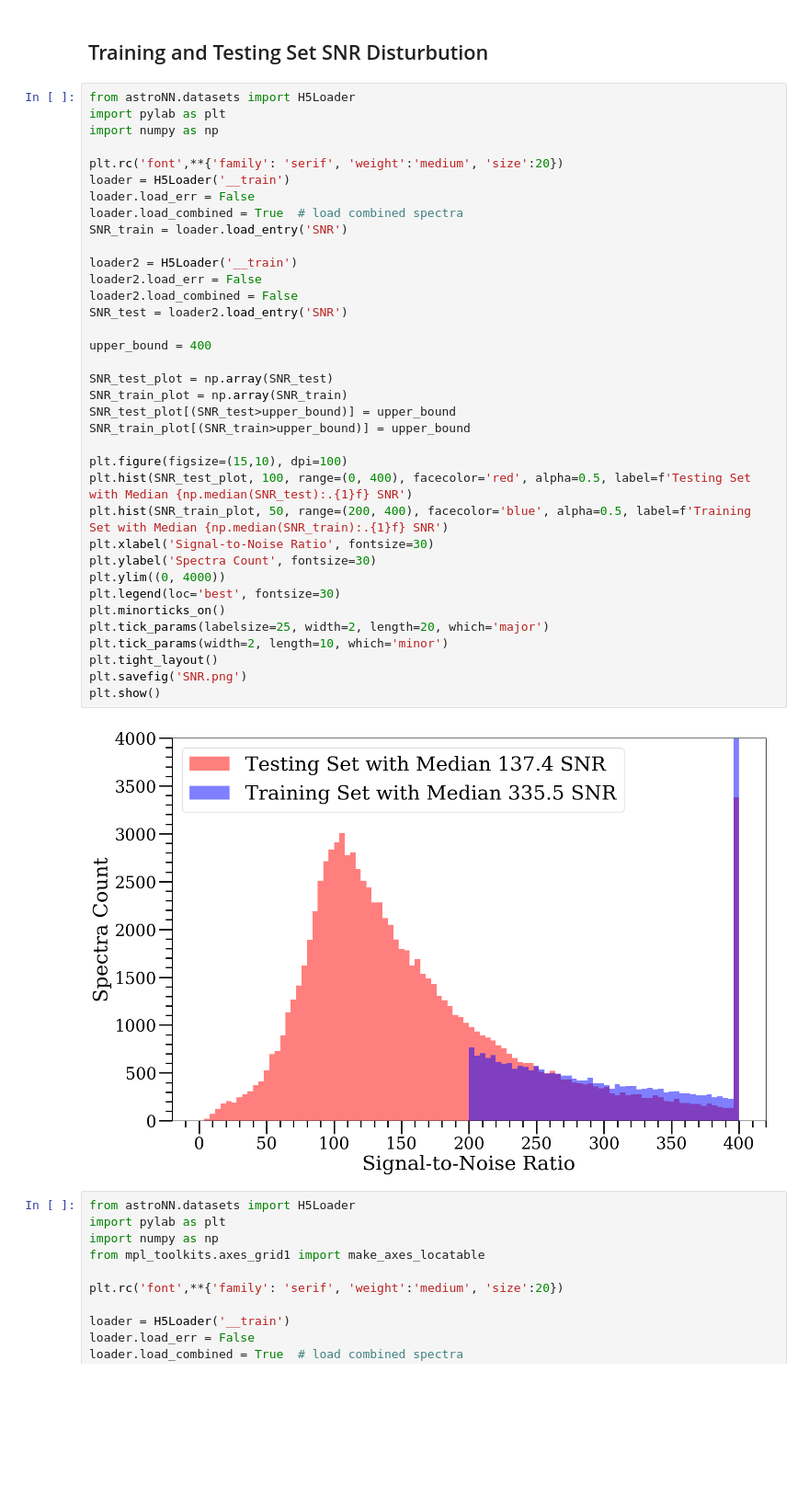
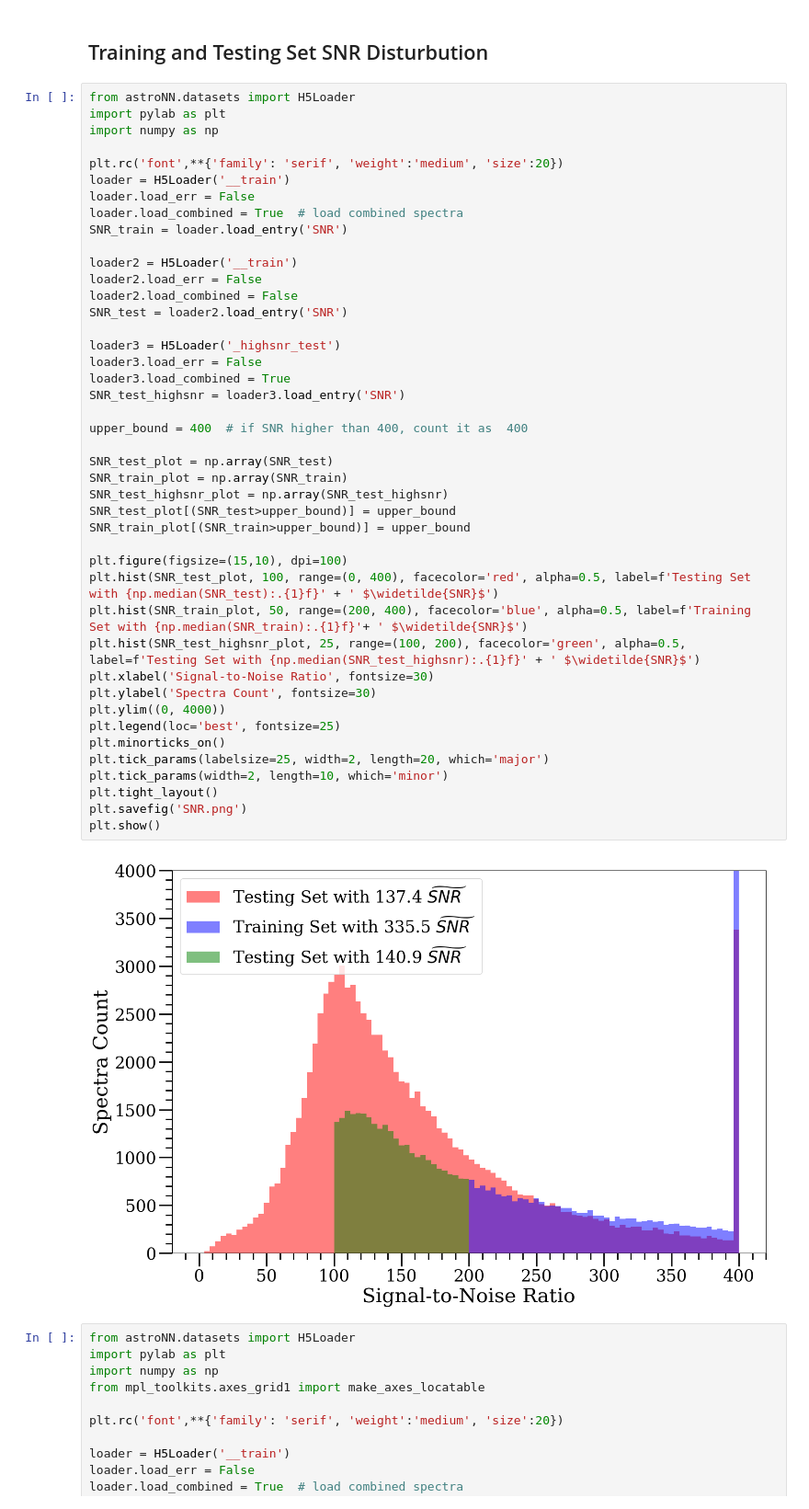
Before and after one commit to henrysky/astroNN_spectra_paper_figures, a Jupyter notebook: Datasets_Data_Reduction.ipynb, the cells around one changed output. Shown at 92% size. Saved outputs shown, nothing was run; the diff lists cells and outputs as text; blank space fills up the shorter version.

```diff
--- a/Datasets_Data_Reduction.ipynb
+++ b/Datasets_Data_Reduction.ipynb
@@ -86,38 +86,45 @@ import pylab as plt
 import numpy as np
 
 plt.rc('font',**{'family': 'serif', 'weight':'medium', 'size':20})
 loader = H5Loader('__train')
 loader.load_err = False
 loader.load_combined = True  # load combined spectra
 SNR_train = loader.load_entry('SNR')
 
 loader2 = H5Loader('__train')
 loader2.load_err = False
 loader2.load_combined = False
 SNR_test = loader2.load_entry('SNR')
 
-upper_bound = 400
+loader3 = H5Loader('_highsnr_test')
+loader3.load_err = False
+loader3.load_combined = True
+SNR_test_highsnr = loader3.load_entry('SNR')
+
+upper_bound = 400  # if SNR higher than 400, count it as  400
 
 SNR_test_plot = np.array(SNR_test)
 SNR_train_plot = np.array(SNR_train)
+SNR_test_highsnr_plot = np.array(SNR_test_highsnr)
 SNR_test_plot[(SNR_test>upper_bound)] = upper_bound
 SNR_train_plot[(SNR_train>upper_bound)] = upper_bound
 
 plt.figure(figsize=(15,10), dpi=100)
-plt.hist(SNR_test_plot, 100, range=(0, 400), facecolor='red', alpha=0.5, label=f'Testing Set with Median {np.median(SNR_test):.{1}f} SNR')
-plt.hist(SNR_train_plot, 50, range=(200, 400), facecolor='blue', alpha=0.5, label=f'Training Set with Median {np.median(SNR_train):.{1}f} SNR')
+plt.hist(SNR_test_plot, 100, range=(0, 400), facecolor='red', alpha=0.5, label=f'Testing Set with {np.median(SNR_test):.{1}f}' + ' $\widetilde{SNR}$')
+plt.hist(SNR_train_plot, 50, range=(200, 400), facecolor='blue', alpha=0.5, label=f'Training Set with {np.median(SNR_train):.{1}f}'+ ' $\widetilde{SNR}$')
+plt.hist(SNR_test_highsnr_plot, 25, range=(100, 200), facecolor='green', alpha=0.5, label=f'Testing Set with {np.median(SNR_test_highsnr):.{1}f}' + ' $\widetilde{SNR}$')
 plt.xlabel('Signal-to-Noise Ratio', fontsize=30)
 plt.ylabel('Spectra Count', fontsize=30)
 plt.ylim((0, 4000))
-plt.legend(loc='best', fontsize=30)
+plt.legend(loc='best', fontsize=25)
 plt.minorticks_on()
 plt.tick_params(labelsize=25, width=2, length=20, which='major')
 plt.tick_params(width=2, length=10, which='minor')
 plt.tight_layout()
 plt.savefig('SNR.png')
 plt.show()
 # %% [output]
-[figure, old version]
+[figure, new version]
 # %%
 from astroNN.datasets import H5Loader
 import pylab as plt
```
Also changed, not shown: parts of 1 cell of this notebook.
